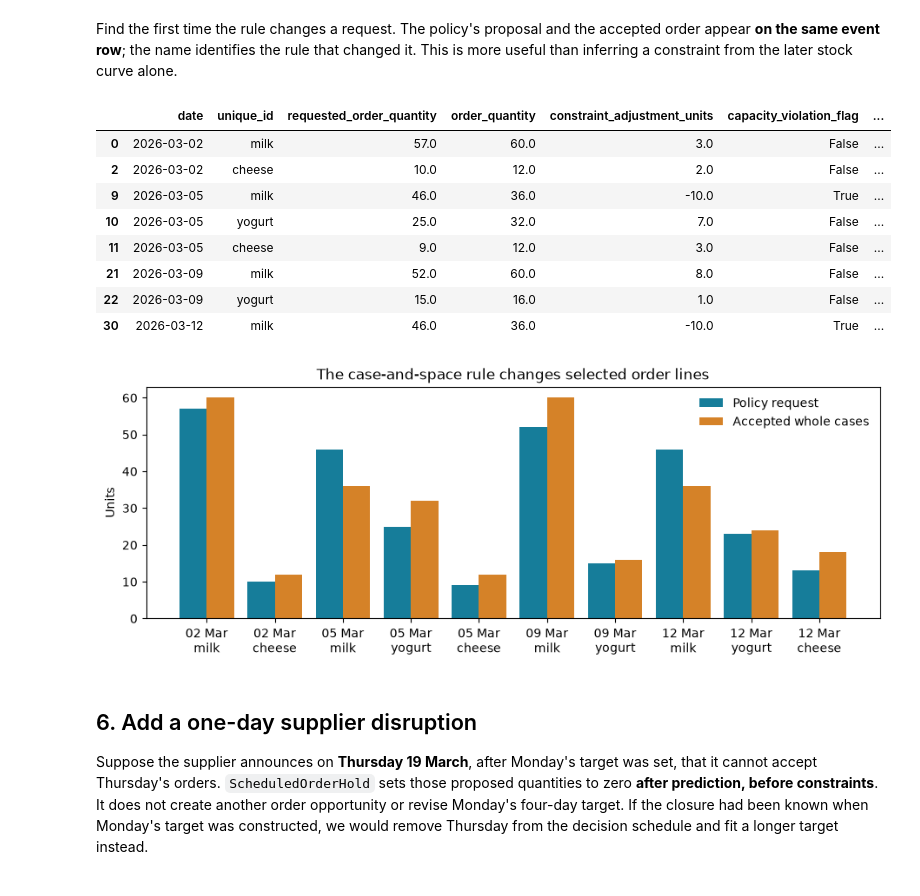
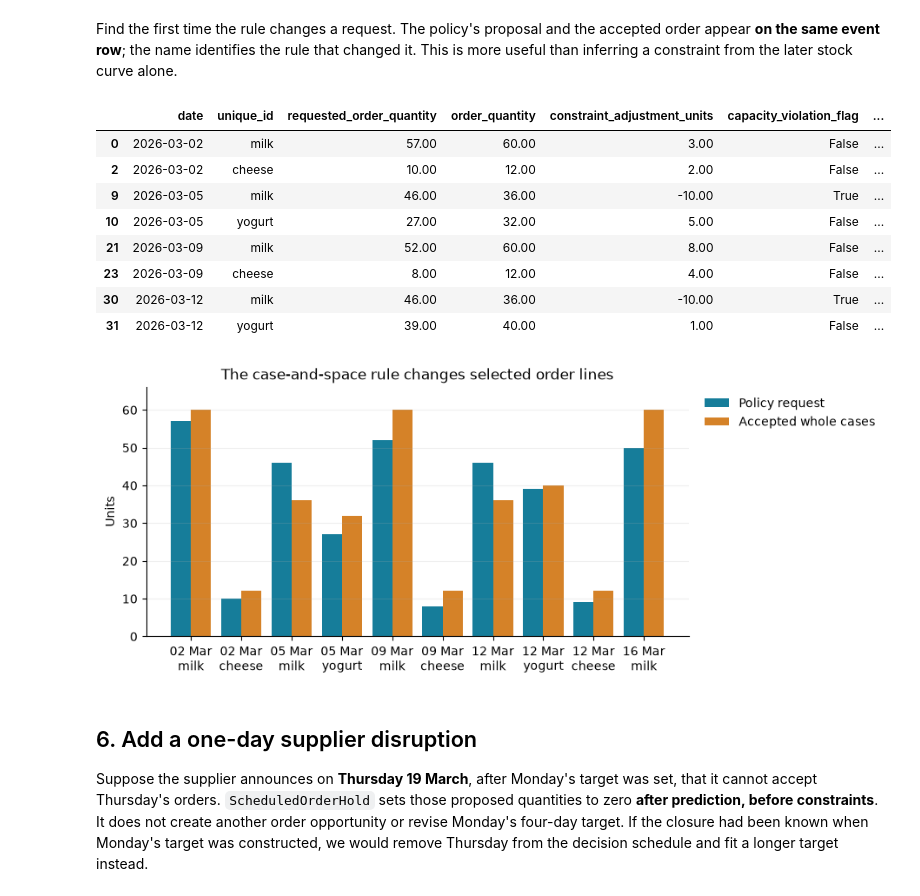
Before and after one commit to FilTheo/stockcast, a Jupyter notebook: examples/notebooks/05c_extension_points.ipynb, the cells around one changed output. Drawn from its saved outputs; the diff is of its cells as text; code cells hidden in the pictures.

```diff
--- a/examples/notebooks/05c_extension_points.ipynb
+++ b/examples/notebooks/05c_extension_points.ipynb
@@ -322,45 +407,73 @@ class PackedShelfSpace(OrderingConstraint):
     def to_manifest(self):
         return {**super().to_manifest(), "pack": self.pack, "space": self.space}
 # %%
+from stockcast.core import OrderingConstraints
+
 packed = simulate(OrderingConstraints([PackedShelfSpace(pack, space)]))
-packed_events = validate_event_frame(packed.to_event_frame())
+packed_events = packed.to_event_frame()
 placed = packed_events.loc[packed_events["order_quantity"].gt(0)]
-assert all((row.order_quantity / pack[row.unique_id]).is_integer()
-           for row in placed.itertuples())
-assert packed.run_settings["order_constraints"]["constraints"][0]["name"] == "packed_shelf_space"
+assert all(
+    (row.order_quantity / pack[row.unique_id]).is_integer()
+    for row in placed.itertuples()
+)
+constraint_names = packed.run_settings["order_constraints"]["constraints"]
+assert constraint_names[0]["name"] == "packed_shelf_space"
 # %% [markdown]
 Find the first time the rule changes a request. The policy's proposal and the accepted order appear **on the same event row**; the name identifies the rule that changed it. This is more useful than inferring a constraint from the later stock curve alone.
 # %%
 binding = packed_events.loc[packed_events["constraint_binding_flag"]].copy()
 assert not binding.empty
-binding[["date", "unique_id", "requested_order_quantity",
-         "order_quantity", "constraint_adjustment_units",
-         "capacity_violation_flag", "binding_constraints"]].head(8)
+
+binding[
+    [
+        "date",
+        "unique_id",
+        "requested_order_quantity",
+        "order_quantity",
+        "constraint_adjustment_units",
+        "capacity_violation_flag",
+        "binding_constraints",
+    ]
+].head(8)
 # %% [output]
 |  | date | unique_id | requested_order_quantity | order_quantity | constraint_adjustment_units | capacity_violation_flag | ... |
-| 0 | 2026-03-02 | milk | 57.0 | 60.0 | 3.0 | False | ... |
-| 2 | 2026-03-02 | cheese | 10.0 | 12.0 | 2.0 | False | ... |
-| 9 | 2026-03-05 | milk | 46.0 | 36.0 | -10.0 | True | ... |
-| 10 | 2026-03-05 | yogurt | 25.0 | 32.0 | 7.0 | False | ... |
-| 11 | 2026-03-05 | cheese | 9.0 | 12.0 | 3.0 | False | ... |
-| 21 | 2026-03-09 | milk | 52.0 | 60.0 | 8.0 | False | ... |
-| 22 | 2026-03-09 | yogurt | 15.0 | 16.0 | 1.0 | False | ... |
-| 30 | 2026-03-12 | milk | 46.0 | 36.0 | -10.0 | True | ... |
+| 0 | 2026-03-02 | milk | 57.00 | 60.00 | 3.00 | False | ... |
+| 2 | 2026-03-02 | cheese | 10.00 | 12.00 | 2.00 | False | ... |
+| 9 | 2026-03-05 | milk | 46.00 | 36.00 | -10.00 | True | ... |
+| 10 | 2026-03-05 | yogurt | 27.00 | 32.00 | 5.00 | False | ... |
+| 21 | 2026-03-09 | milk | 52.00 | 60.00 | 8.00 | False | ... |
+| 23 | 2026-03-09 | cheese | 8.00 | 12.00 | 4.00 | False | ... |
+| 30 | 2026-03-12 | milk | 46.00 | 36.00 | -10.00 | True | ... |
+| 31 | 2026-03-12 | yogurt | 39.00 | 40.00 | 1.00 | False | ... |
 # %%
-# Plot all changed decisions so readers can see rounding up and capacity cuts.
-fig, ax = plt.subplots(figsize=(9, 3.4), layout="constrained")
+REQUEST_COLOR = "#167d9a"
+ACCEPTED_COLOR = "#d58228"
+
+# Plot the changed decisions so readers can see rounding up and capacity cuts.
+fig, ax = plt.subplots(figsize=(9, 3.6), layout="constrained")
 shown = binding.head(10).reset_index(drop=True)
 x = np.arange(len(shown))
-ax.bar(x - 0.2, shown["requested_order_quantity"], width=0.4,
-       color="#167d9a", label="Policy request")
-ax.bar(x + 0.2, shown["order_quantity"], width=0.4,
-       color="#d58228", label="Accepted whole cases")
+ax.bar(
+    x - 0.2,
+    shown["requested_order_quantity"],
+    width=0.4,
+    color=REQUEST_COLOR,
+    label="Policy request",
+)
+ax.bar(
+    x + 0.2,
+    shown["order_quantity"],
+    width=0.4,
+    color=ACCEPTED_COLOR,
+    label="Accepted whole cases",
+)
 ax.set_xticks(x, [f"{row.date:%d %b}\n{row.unique_id}" for row in shown.itertuples()])
 ax.set(ylabel="Units", title="The case-and-space rule changes selected order lines")
-ax.legend(frameon=False)
+style_axis(ax)
+ax.legend(frameon=False, loc="upper left", bbox_to_anchor=(1.01, 1.0))
 plt.show()
 # %% [output]
-[figure, old version]
+[figure, new version]
 # %% [markdown]
 ## 6. Add a one-day supplier disruption
 
```
Also changed, not shown: parts of 32 cells of this notebook.
